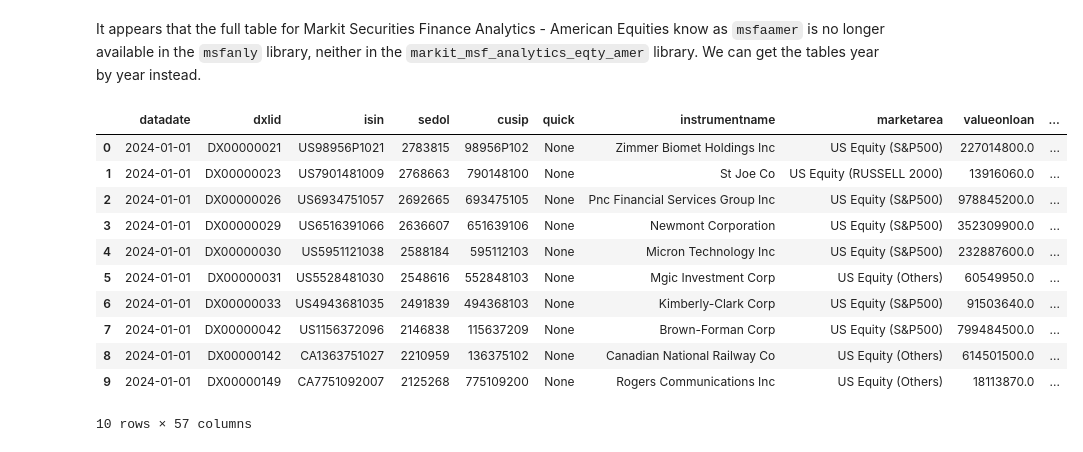
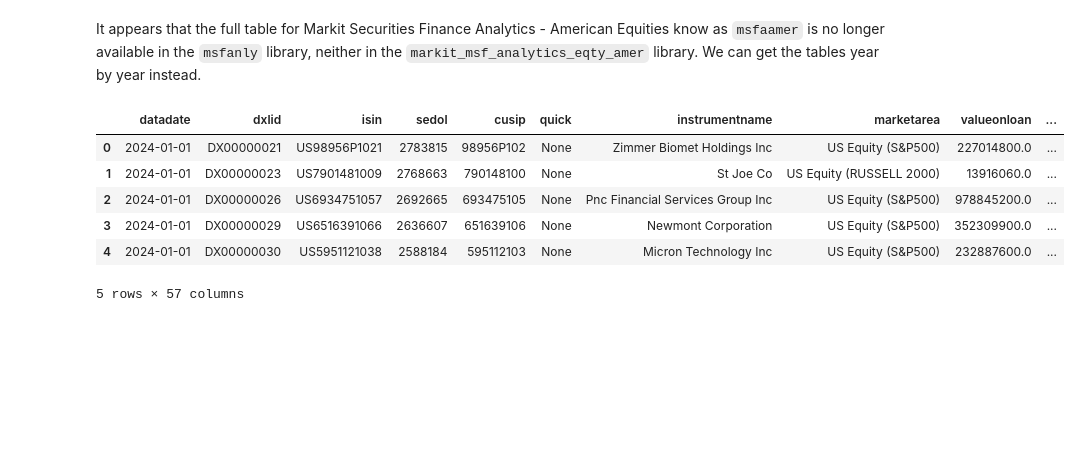
Before and after one commit to baptistepepin/FINM-32900-PROJECT, a Jupyter notebook: src/WRDS - Data - Demo.ipynb, the cells around one changed output. Cells and saved outputs as stored; diff of their text form; code cells hidden in the pictures; blank space fills up the shorter version.

```diff
--- a/src/WRDS - Data - Demo.ipynb
+++ b/src/WRDS - Data - Demo.ipynb
@@ -126,18 +121,13 @@ It appears that the full table for Markit Securities Finance Analytics - America
 # %%
 # Markit Securities Finance Analytics - American Equities 2024
 
 MarkitSecurities_american_equities_2024 = db.get_table(library='msfanly', table='amereqty2024', obs=10)
-MarkitSecurities_american_equities_2024
+MarkitSecurities_american_equities_2024.head()
 # %% [output]
 |  | datadate | dxlid | isin | sedol | cusip | quick | instrumentname | marketarea | valueonloan | ... |
 | 0 | 2024-01-01 | DX00000021 | US98956P1021 | 2783815 | 98956P102 | None | Zimmer Biomet Holdings Inc | US Equity (S&P500) | 227014800.0 | ... |
 | 1 | 2024-01-01 | DX00000023 | US7901481009 | 2768663 | 790148100 | None | St Joe Co | US Equity (RUSSELL 2000) | 13916060.0 | ... |
 | 2 | 2024-01-01 | DX00000026 | US6934751057 | 2692665 | 693475105 | None | Pnc Financial Services Group Inc | US Equity (S&P500) | 978845200.0 | ... |
 | 3 | 2024-01-01 | DX00000029 | US6516391066 | 2636607 | 651639106 | None | Newmont Corporation | US Equity (S&P500) | 352309900.0 | ... |
 | 4 | 2024-01-01 | DX00000030 | US5951121038 | 2588184 | 595112103 | None | Micron Technology Inc | US Equity (S&P500) | 232887600.0 | ... |
-| 5 | 2024-01-01 | DX00000031 | US5528481030 | 2548616 | 552848103 | None | Mgic Investment Corp | US Equity (Others) | 60549950.0 | ... |
-| 6 | 2024-01-01 | DX00000033 | US4943681035 | 2491839 | 494368103 | None | Kimberly-Clark Corp | US Equity (S&P500) | 91503640.0 | ... |
-| 7 | 2024-01-01 | DX00000042 | US1156372096 | 2146838 | 115637209 | None | Brown-Forman Corp | US Equity (S&P500) | 799484500.0 | ... |
-| 8 | 2024-01-01 | DX00000142 | CA1363751027 | 2210959 | 136375102 | None | Canadian National Railway Co | US Equity (Others) | 614501500.0 | ... |
-| 9 | 2024-01-01 | DX00000149 | CA7751092007 | 2125268 | 775109200 | None | Rogers Communications Inc | US Equity (Others) | 18113870.0 | ... |
-10 rows × 57 columns
+5 rows × 57 columns
```
Also changed, not shown: parts of 12 cells of this notebook.
